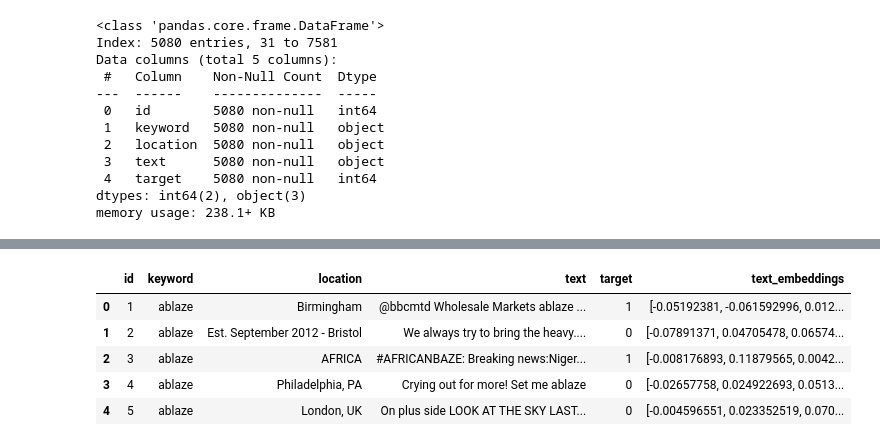
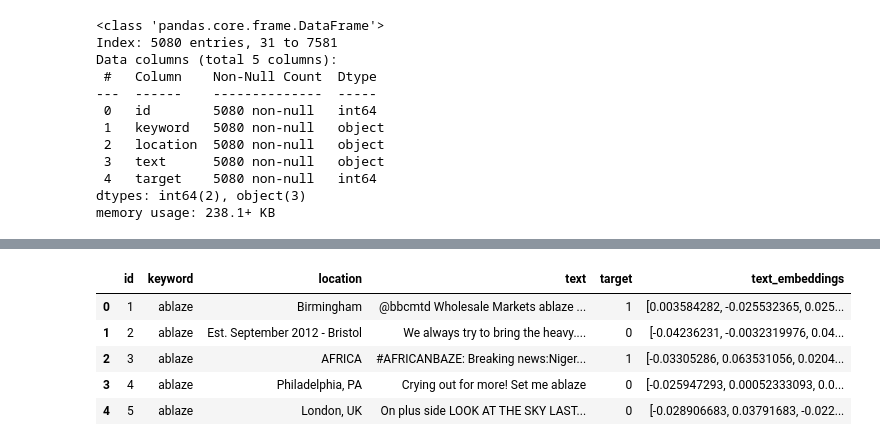
Before and after one commit to matthewlewis123/Disaster-prediction, a Jupyter notebook: Disaster_prediction.ipynb, the cells around one changed output, grey strips where cells are left out. Saved outputs shown, nothing was run; the diff lists cells and outputs as text; code cells hidden in the pictures.

```diff
--- a/Disaster_prediction.ipynb
+++ b/Disaster_prediction.ipynb
@@ -106,31 +48,0 @@ df_train.head()
-# %%
-import sqlite3
-
-# Connect to the SQLite database
-conn = sqlite3.connect('df_train.db')
-cursor = conn.cursor()
-
-# Create the table with the specified columns
-cursor.execute('''
-    CREATE TABLE IF NOT EXISTS embeddings (
-        id INTEGER PRIMARY KEY AUTOINCREMENT,
-        keyword TEXT,
-        location TEXT,
-        text TEXT,
-        target INTEGER,
-        text_embeddings BLOB
-    )
-''')
-
-conn.commit()
-
-# Insert data into the table
-for idx, (keyword, location, text, target, text_emb) in enumerate(zip(df_train['keyword'], df_train['location'], df_train['text'], df_train['target'], text_embeddings)):
-    text_emb_np = text_emb
-    cursor.execute('''
-        INSERT INTO embeddings (keyword, location, text, target, text_embeddings)
-        VALUES (?, ?, ?, ?, ?)
-    ''', (keyword, location, text, target, text_emb_np.tobytes()))
-
-conn.commit()
-conn.close()
@@ -137,28 +88,28 @@ conn.close()
 # %%
 # Load the embeddings from the vector database
 def load_embeddings(db_path):
     conn = sqlite3.connect(db_path)
 
     query = 'SELECT * FROM embeddings'
     result = conn.execute(query).fetchall()
 
     columns = ['id', 'keyword', 'location', 'text', 'target', 'text_embeddings']
     df = pd.DataFrame(result, columns=columns)
 
     df['text_embeddings'] = df['text_embeddings'].apply(lambda x: np.frombuffer(x, dtype=np.float32))
 
     conn.close()
 
     return df
 
 # Usage
-db_path = 'df_train.db'
-testing_df = load_embeddings(db_path)
-testing_df.head()
+db_path = 'df_train_gist.db'
+training_df = load_embeddings(db_path)
+training_df.head()
 # %% [output]
 |  | id | keyword | location | text | target | text_embeddings |
-| 0 | 1 | ablaze | Birmingham | @bbcmtd Wholesale Markets ablaze ... | 1 | [-0.05192381, -0.061592996, 0.012... |
-| 1 | 2 | ablaze | Est. September 2012 - Bristol | We always try to bring the heavy.... | 0 | [-0.07891371, 0.04705478, 0.06574... |
-| 2 | 3 | ablaze | AFRICA | #AFRICANBAZE: Breaking news:Niger... | 1 | [-0.008176893, 0.11879565, 0.0042... |
-| 3 | 4 | ablaze | Philadelphia, PA | Crying out for more! Set me ablaze | 0 | [-0.02657758, 0.024922693, 0.0513... |
-| 4 | 5 | ablaze | London, UK | On plus side LOOK AT THE SKY LAST... | 0 | [-0.004596551, 0.023352519, 0.070... |
+| 0 | 1 | ablaze | Birmingham | @bbcmtd Wholesale Markets ablaze ... | 1 | [0.003584282, -0.025532365, 0.025... |
+| 1 | 2 | ablaze | Est. September 2012 - Bristol | We always try to bring the heavy.... | 0 | [-0.04236231, -0.0032319976, 0.04... |
+| 2 | 3 | ablaze | AFRICA | #AFRICANBAZE: Breaking news:Niger... | 1 | [-0.03305286, 0.063531056, 0.0204... |
+| 3 | 4 | ablaze | Philadelphia, PA | Crying out for more! Set me ablaze | 0 | [-0.025947293, 0.00052333093, 0.0... |
+| 4 | 5 | ablaze | London, UK | On plus side LOOK AT THE SKY LAST... | 0 | [-0.028906683, 0.03791683, -0.022... |
```
Also changed, not shown: parts of 9 cells of this notebook.
